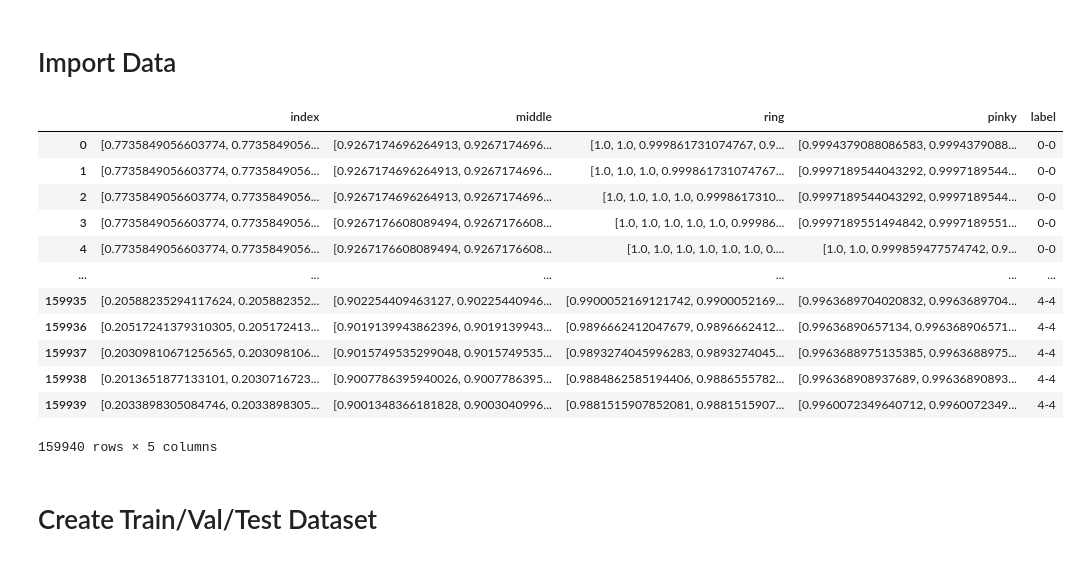
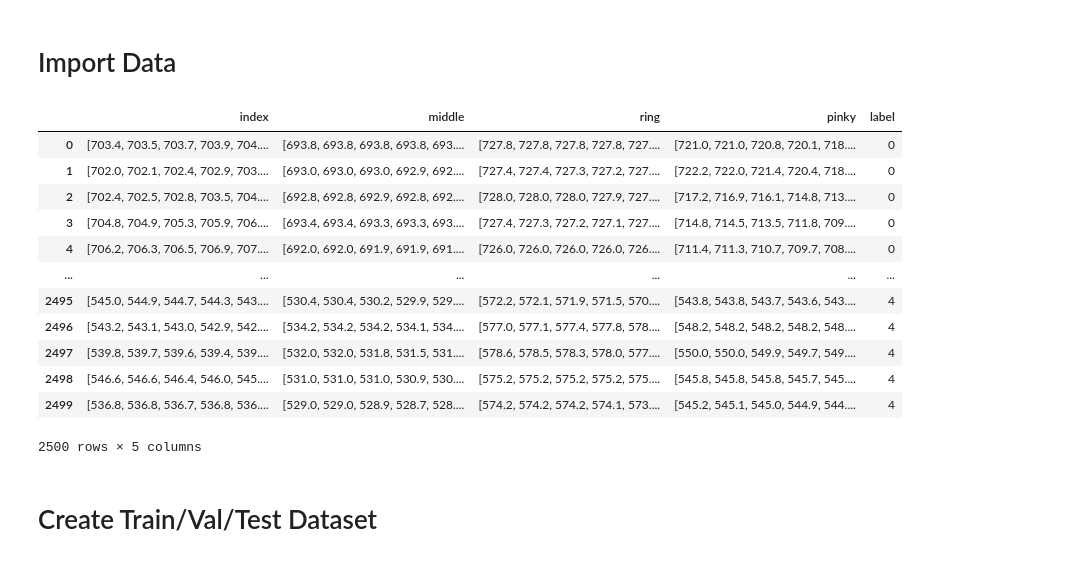
Before and after one commit to rachung2510/oppy, a Jupyter notebook: training/model_MLP.ipynb, the cells around one changed output. Saved outputs shown, nothing was run; the diff lists cells and outputs as text; code cells hidden in the pictures.

```diff
--- a/training/model_MLP.ipynb
+++ b/training/model_MLP.ipynb
@@ -22,22 +16,23 @@ To enable them in other operations, rebuild TensorFlow with the appropriate comp
 # %% [markdown]
 # Import Data
 # %%
-dataset = pd.read_csv('data/data_right.csv', index_col=0)
+dataset = pd.read_csv('../data/data3.csv', index_col=0)
+dataset['label'] = [int(s[-1]) for s in dataset['label']]
 dataset
 # %% [output]
 |  | index | middle | ring | pinky | label |
-| 0 | [0.7735849056603774, 0.7735849056... | [0.9267174696264913, 0.9267174696... | [1.0, 1.0, 0.999861731074767, 0.9... | [0.9994379088086583, 0.9994379088... | 0-0 |
-| 1 | [0.7735849056603774, 0.7735849056... | [0.9267174696264913, 0.9267174696... | [1.0, 1.0, 1.0, 0.999861731074767... | [0.9997189544043292, 0.9997189544... | 0-0 |
-| 2 | [0.7735849056603774, 0.7735849056... | [0.9267174696264913, 0.9267174696... | [1.0, 1.0, 1.0, 1.0, 0.9998617310... | [0.9997189544043292, 0.9997189544... | 0-0 |
-| 3 | [0.7735849056603774, 0.7735849056... | [0.9267176608089494, 0.9267176608... | [1.0, 1.0, 1.0, 1.0, 1.0, 0.99986... | [0.9997189551494842, 0.9997189551... | 0-0 |
-| 4 | [0.7735849056603774, 0.7735849056... | [0.9267176608089494, 0.9267176608... | [1.0, 1.0, 1.0, 1.0, 1.0, 1.0, 0.... | [1.0, 1.0, 0.999859477574742, 0.9... | 0-0 |
+| 0 | [703.4, 703.5, 703.7, 703.9, 704.... | [693.8, 693.8, 693.8, 693.8, 693.... | [727.8, 727.8, 727.8, 727.8, 727.... | [721.0, 721.0, 720.8, 720.1, 718.... | 0 |
+| 1 | [702.0, 702.1, 702.4, 702.9, 703.... | [693.0, 693.0, 693.0, 692.9, 692.... | [727.4, 727.4, 727.3, 727.2, 727.... | [722.2, 722.0, 721.4, 720.4, 718.... | 0 |
+| 2 | [702.4, 702.5, 702.8, 703.5, 704.... | [692.8, 692.8, 692.9, 692.8, 692.... | [728.0, 728.0, 728.0, 727.9, 727.... | [717.2, 716.9, 716.1, 714.8, 713.... | 0 |
+| 3 | [704.8, 704.9, 705.3, 705.9, 706.... | [693.4, 693.4, 693.3, 693.3, 693.... | [727.4, 727.3, 727.2, 727.1, 727.... | [714.8, 714.5, 713.5, 711.8, 709.... | 0 |
+| 4 | [706.2, 706.3, 706.5, 706.9, 707.... | [692.0, 692.0, 691.9, 691.9, 691.... | [726.0, 726.0, 726.0, 726.0, 726.... | [711.4, 711.3, 710.7, 709.7, 708.... | 0 |
 | ... | ... | ... | ... | ... | ... |
-| 159935 | [0.20588235294117624, 0.205882352... | [0.902254409463127, 0.90225440946... | [0.9900052169121742, 0.9900052169... | [0.9963689704020832, 0.9963689704... | 4-4 |
-| 159936 | [0.20517241379310305, 0.205172413... | [0.9019139943862396, 0.9019139943... | [0.9896662412047679, 0.9896662412... | [0.99636890657134, 0.996368906571... | 4-4 |
-| 159937 | [0.20309810671256565, 0.203098106... | [0.9015749535299048, 0.9015749535... | [0.9893274045996283, 0.9893274045... | [0.9963688975135385, 0.9963688975... | 4-4 |
-| 159938 | [0.2013651877133101, 0.2030716723... | [0.9007786395940026, 0.9007786395... | [0.9884862585194406, 0.9886555782... | [0.996368908937689, 0.99636890893... | 4-4 |
-| 159939 | [0.2033898305084746, 0.2033898305... | [0.9001348366181828, 0.9003040996... | [0.9881515907852081, 0.9881515907... | [0.9960072349640712, 0.9960072349... | 4-4 |
+| 2495 | [545.0, 544.9, 544.7, 544.3, 543.... | [530.4, 530.4, 530.2, 529.9, 529.... | [572.2, 572.1, 571.9, 571.5, 570.... | [543.8, 543.8, 543.7, 543.6, 543.... | 4 |
+| 2496 | [543.2, 543.1, 543.0, 542.9, 542.... | [534.2, 534.2, 534.2, 534.1, 534.... | [577.0, 577.1, 577.4, 577.8, 578.... | [548.2, 548.2, 548.2, 548.2, 548.... | 4 |
+| 2497 | [539.8, 539.7, 539.6, 539.4, 539.... | [532.0, 532.0, 531.8, 531.5, 531.... | [578.6, 578.5, 578.3, 578.0, 577.... | [550.0, 550.0, 549.9, 549.7, 549.... | 4 |
+| 2498 | [546.6, 546.6, 546.4, 546.0, 545.... | [531.0, 531.0, 531.0, 530.9, 530.... | [575.2, 575.2, 575.2, 575.2, 575.... | [545.8, 545.8, 545.8, 545.7, 545.... | 4 |
+| 2499 | [536.8, 536.8, 536.7, 536.8, 536.... | [529.0, 529.0, 528.9, 528.7, 528.... | [574.2, 574.2, 574.2, 574.1, 573.... | [545.2, 545.1, 545.0, 544.9, 544.... | 4 |
-159940 rows × 5 columns
+2500 rows × 5 columns
 # %% [markdown]
 # Create Train/Val/Test Dataset
 # %%
```
Also changed, not shown: parts of 7 cells of this notebook, 23 other files.
